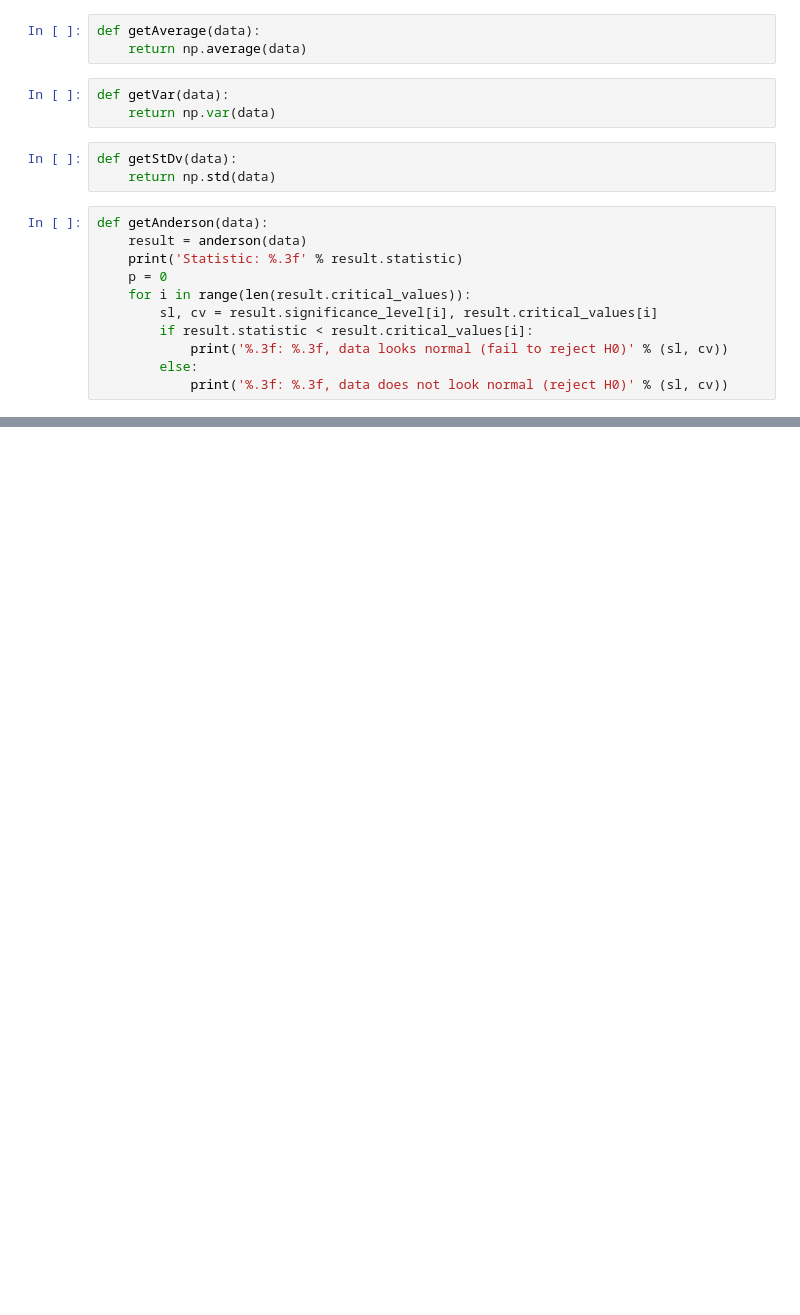
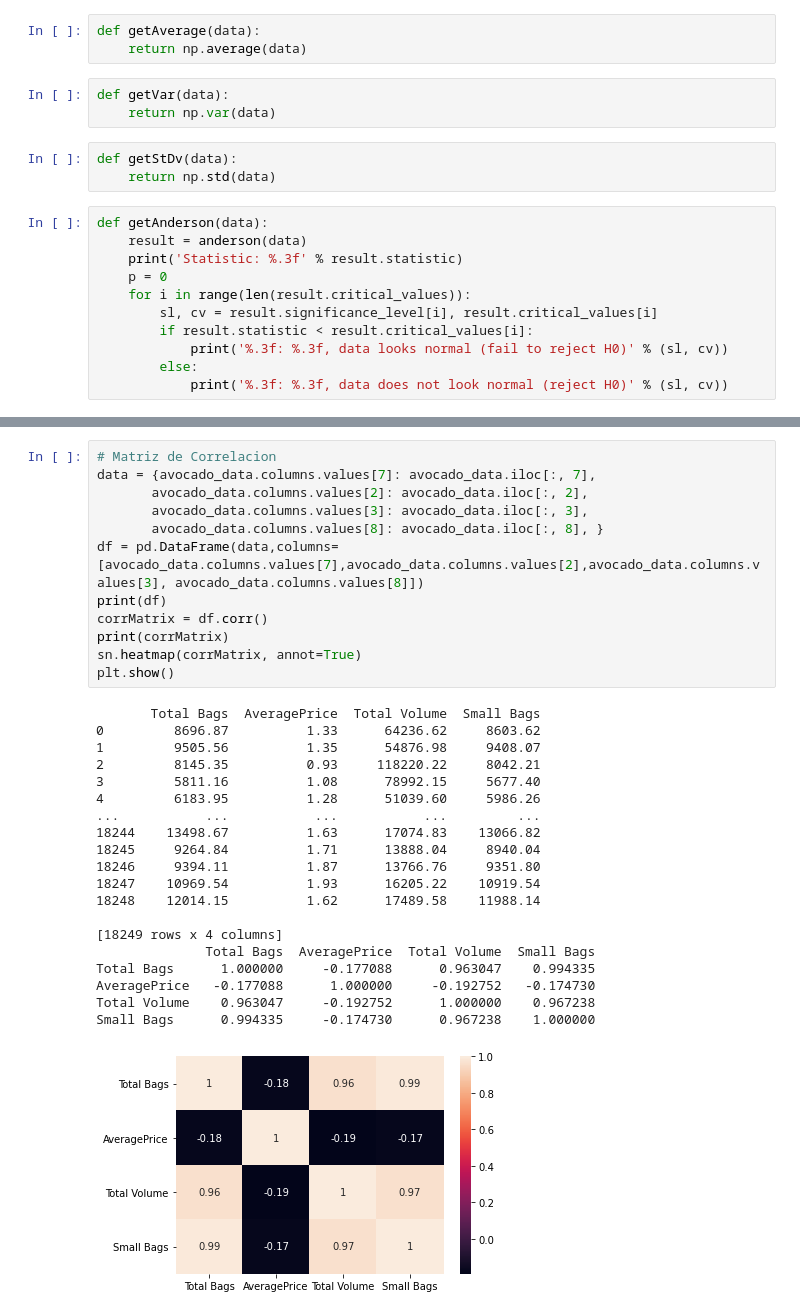
Before and after one commit to carooobregon/avocado-analysis, a Jupyter notebook: avocado-analysis.ipynb, the cells around one changed output, grey strips where cells are left out. Drawn from its saved outputs; the diff is of its cells as text; blank space fills up the shorter version.

```diff
--- a/avocado-analysis.ipynb
+++ b/avocado-analysis.ipynb
@@ -150,0 +136,33 @@ Statistic: 4670.603
+# %%
+# Matriz de Correlacion
+data = {avocado_data.columns.values[7]: avocado_data.iloc[:, 7],
+       avocado_data.columns.values[2]: avocado_data.iloc[:, 2],
+       avocado_data.columns.values[3]: avocado_data.iloc[:, 3],
+       avocado_data.columns.values[8]: avocado_data.iloc[:, 8], }
+df = pd.DataFrame(data,columns=[avocado_data.columns.values[7],avocado_data.columns.values[2],avocado_data.columns.values[3], avocado_data.columns.values[8]])
+print(df)
+corrMatrix = df.corr()
+print(corrMatrix)
+sn.heatmap(corrMatrix, annot=True)
+plt.show()
+# %% [output]
+       Total Bags  AveragePrice  Total Volume  Small Bags
+0         8696.87          1.33      64236.62     8603.62
+1         9505.56          1.35      54876.98     9408.07
+2         8145.35          0.93     118220.22     8042.21
+3         5811.16          1.08      78992.15     5677.40
+4         6183.95          1.28      51039.60     5986.26
+...           ...           ...           ...         ...
+18244    13498.67          1.63      17074.83    13066.82
+18245     9264.84          1.71      13888.04     8940.04
+18246     9394.11          1.87      13766.76     9351.80
+18247    10969.54          1.93      16205.22    10919.54
+18248    12014.15          1.62      17489.58    11988.14
+
+[18249 rows x 4 columns]
+              Total Bags  AveragePrice  Total Volume  Small Bags
+Total Bags      1.000000     -0.177088      0.963047    0.994335
+AveragePrice   -0.177088      1.000000     -0.192752   -0.174730
+Total Volume    0.963047     -0.192752      1.000000    0.967238
+Small Bags      0.994335     -0.174730      0.967238    1.000000
+[figure, added]
```
Also changed, not shown: parts of 5 cells of this notebook.
